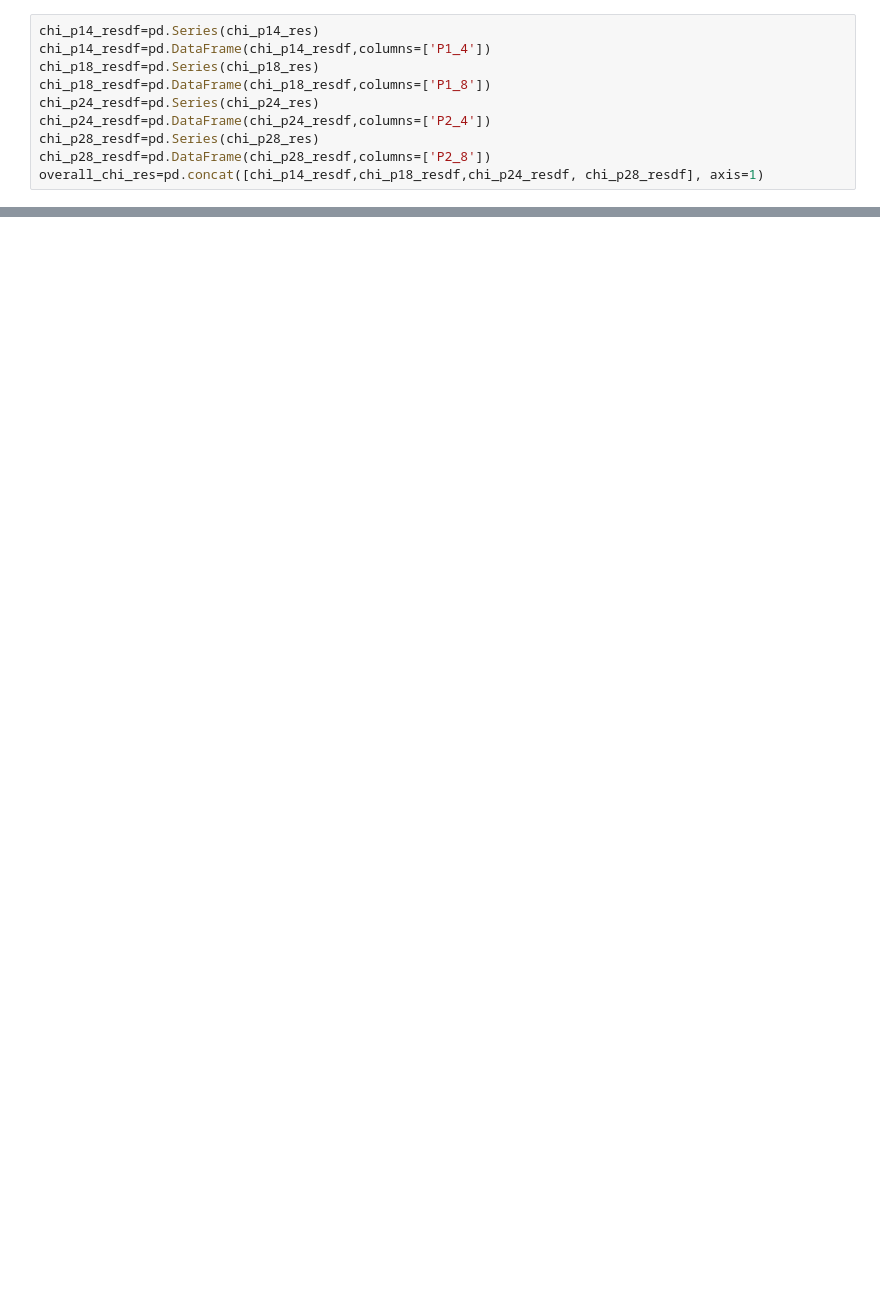
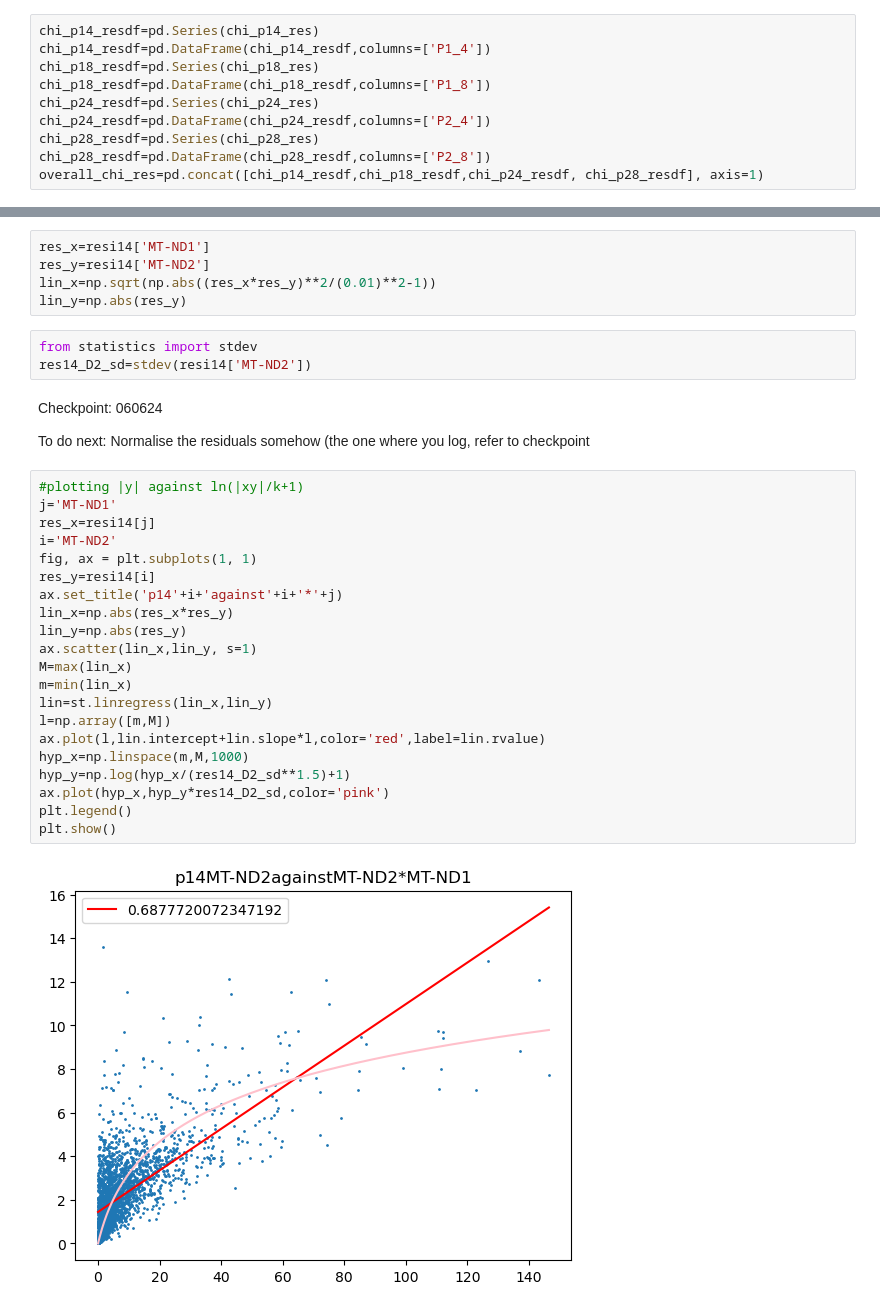
Before and after one commit to rrrrrrrlll/M2R_Group_12, a Jupyter notebook: Chi Square gof.ipynb, the cells around one changed output, grey strips where cells are left out. Cells and saved outputs as stored; diff of their text form; blank space fills up the shorter version.

```diff
--- a/Chi Square gof.ipynb
+++ b/Chi Square gof.ipynb
@@ -547,0 +389,35 @@ Partial Covariance test thing; Plotting each gene w.r.t UMI of non-MT Genes
+# %%
+res_x=resi14['MT-ND1']
+res_y=resi14['MT-ND2']
+lin_x=np.sqrt(np.abs((res_x*res_y)**2/(0.01)**2-1))
+lin_y=np.abs(res_y)
+# %%
+from statistics import stdev
+res14_D2_sd=stdev(resi14['MT-ND2'])
+# %% [markdown]
+Checkpoint: 060624
+
+To do next: Normalise the residuals somehow (the one where you log, refer to checkpoint
+# %%
+#plotting |y| against ln(|xy|/k+1)
+j='MT-ND1'
+res_x=resi14[j]
+i='MT-ND2'
+fig, ax = plt.subplots(1, 1)
+res_y=resi14[i]
+ax.set_title('p14'+i+'against'+i+'*'+j)
+lin_x=np.abs(res_x*res_y)
+lin_y=np.abs(res_y)
+ax.scatter(lin_x,lin_y, s=1)
+M=max(lin_x)
+m=min(lin_x)
+lin=st.linregress(lin_x,lin_y)
+l=np.array([m,M])
+ax.plot(l,lin.intercept+lin.slope*l,color='red',label=lin.rvalue)
+hyp_x=np.linspace(m,M,1000)
+hyp_y=np.log(hyp_x/(res14_D2_sd**1.5)+1)
+ax.plot(hyp_x,hyp_y*res14_D2_sd,color='pink')
+plt.legend()
+plt.show()
+# %% [output]
+[figure, added]
```
Also changed, not shown: parts of 60 cells of this notebook.
